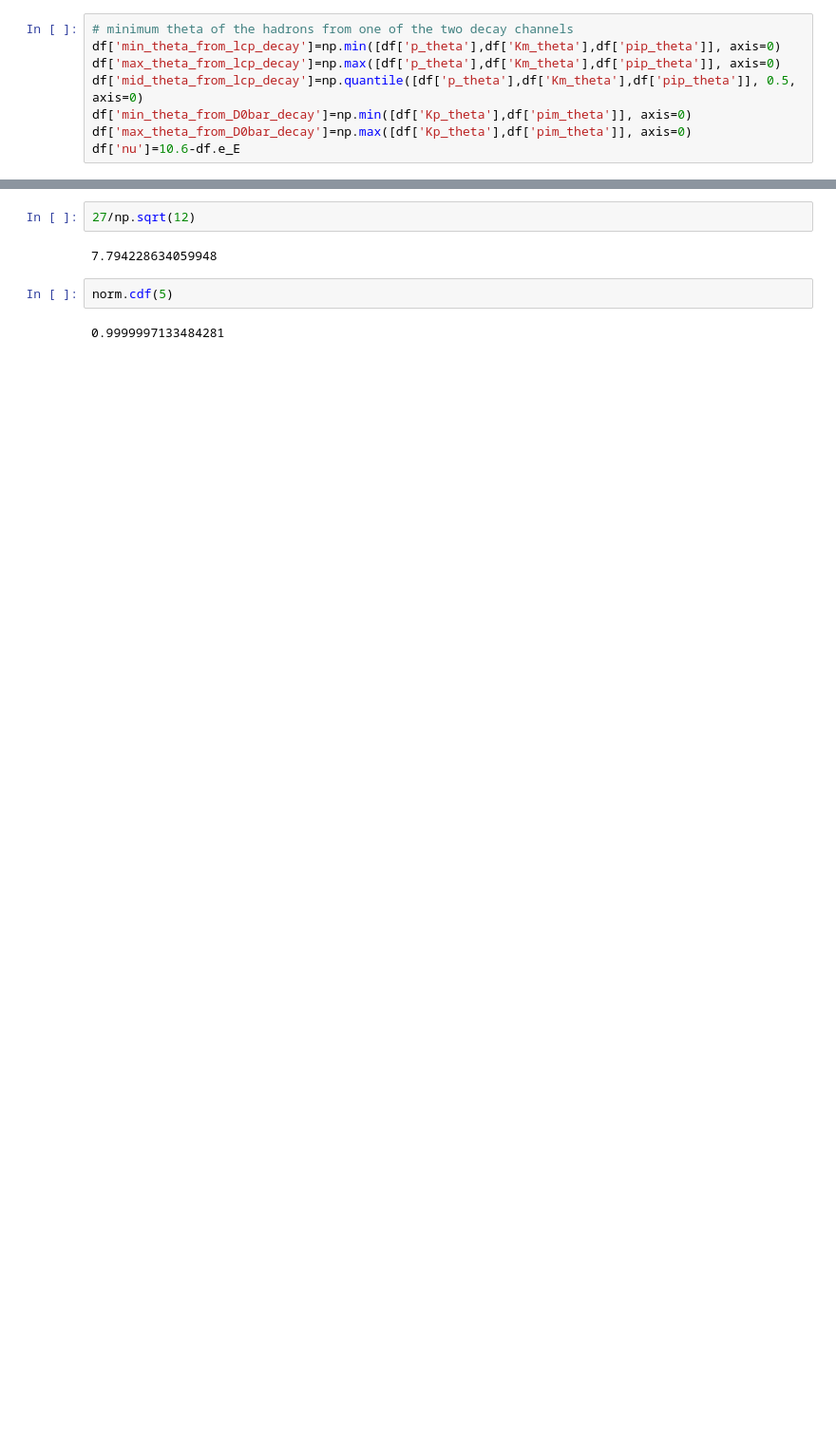
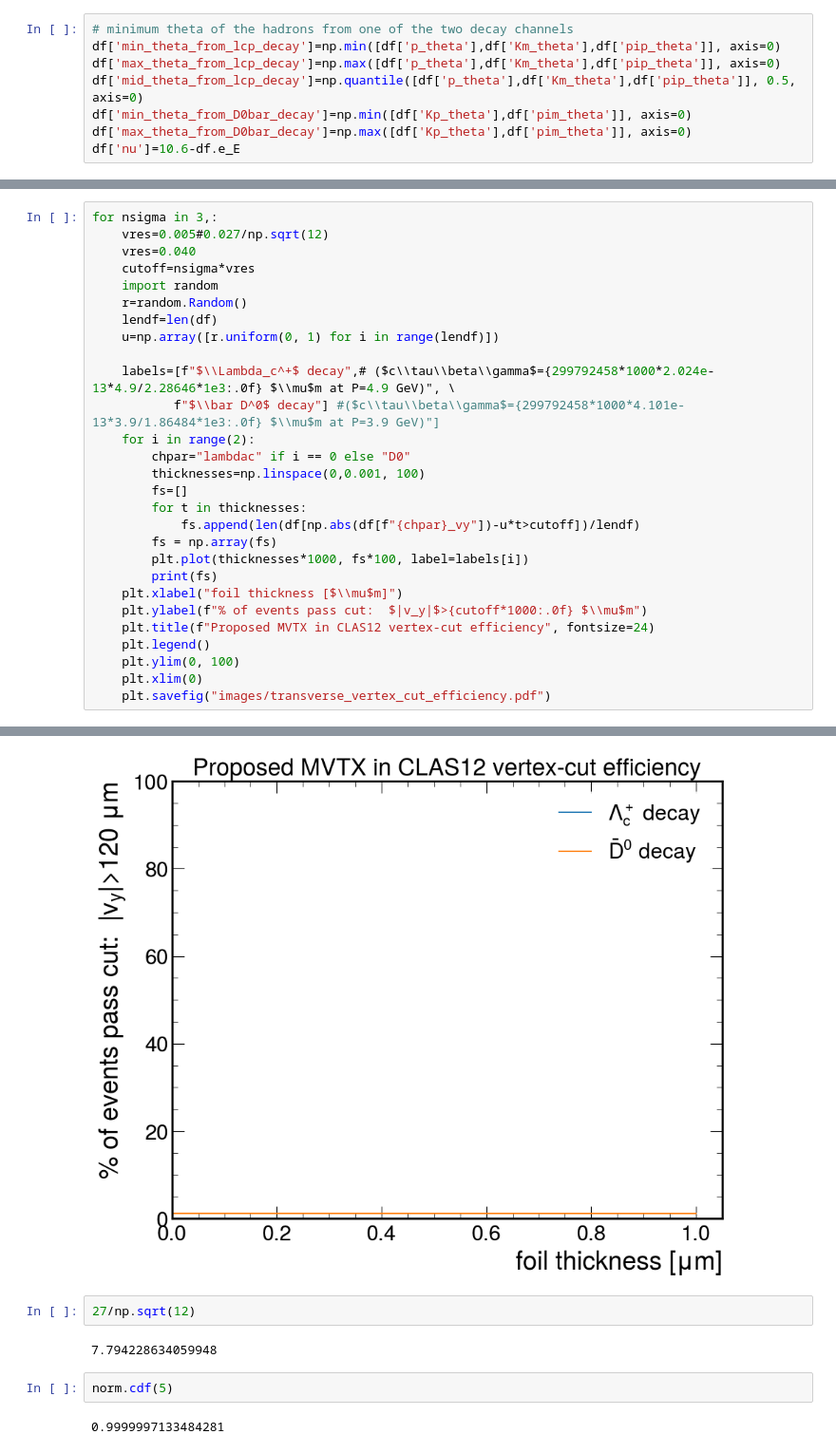
Before and after one commit to sebouh137/charm_studies, a Jupyter notebook: VertexTest.ipynb, the cells around one changed output, grey strips where cells are left out. Shown at 95% size. Drawn from its saved outputs; the diff is of its cells as text; blank space fills up the shorter version.

```diff
--- a/VertexTest.ipynb
+++ b/VertexTest.ipynb
@@ -138,0 +165,29 @@ plt.xlim(0)
+# %%
+for nsigma in 3,:
+    vres=0.005#0.027/np.sqrt(12)
+    vres=0.040
+    cutoff=nsigma*vres
+    import random
+    r=random.Random()
+    lendf=len(df)
+    u=np.array([r.uniform(0, 1) for i in range(lendf)])
+
+    labels=[f"$\\Lambda_c^+$ decay",# ($c\\tau\\beta\\gamma$={299792458*1000*2.024e-13*4.9/2.28646*1e3:.0f} $\\mu$m at P=4.9 GeV)", \
+           f"$\\bar D^0$ decay"] #($c\\tau\\beta\\gamma$={299792458*1000*4.101e-13*3.9/1.86484*1e3:.0f} $\\mu$m at P=3.9 GeV)"]
+    for i in range(2):
+        chpar="lambdac" if i == 0 else "D0"
+        thicknesses=np.linspace(0,0.001, 100)
+        fs=[]
+        for t in thicknesses:
+            fs.append(len(df[np.abs(df[f"{chpar}_vy"])-u*t>cutoff])/lendf)
+        fs = np.array(fs)
+        plt.plot(thicknesses*1000, fs*100, label=labels[i])
+        print(fs)
+    plt.xlabel("foil thickness [$\\mu$m]")
+    plt.ylabel(f"% of events pass cut:  $|v_y|$>{cutoff*1000:.0f} $\\mu$m")
+    plt.title(f"Proposed MVTX in CLAS12 vertex-cut efficiency", fontsize=24)
+    plt.legend()
+    plt.ylim(0, 100)
+    plt.xlim(0)
+    plt.savefig("images/transverse_vertex_cut_efficiency.pdf")
+# %% [output]
@@ -139,3 +211,4 @@ plt.xlim(0)
+[figure, added]
 # %%
 27/np.sqrt(12)
 # %% [output]
```
Also changed, not shown: parts of 16 cells of this notebook, 5 other files.
